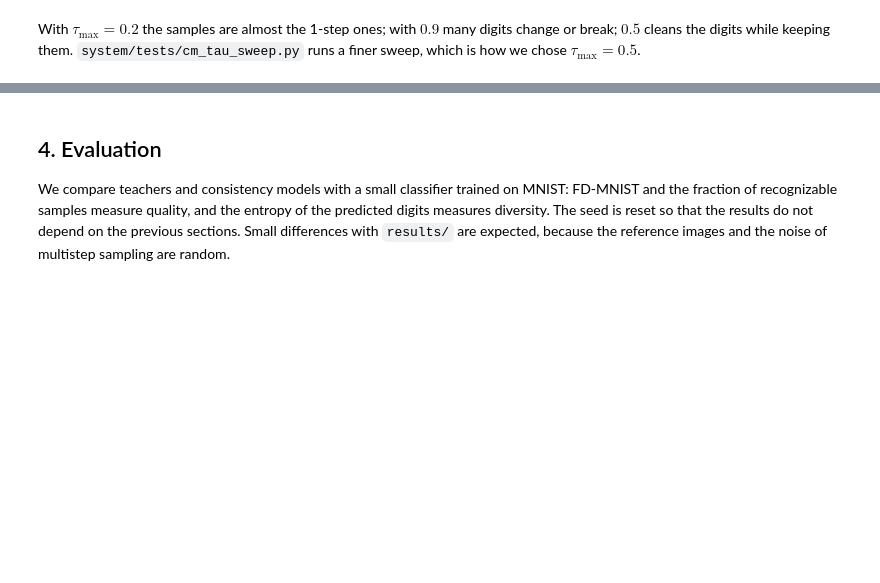
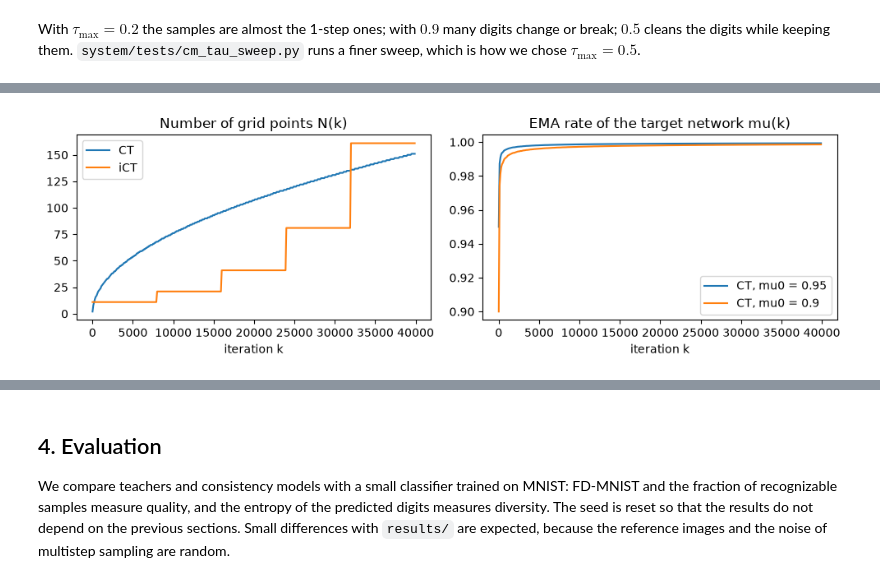
Before and after one commit to ibon44/Consistency_model_genai, a Jupyter notebook: notebook/tutorial.ipynb, the cells around one changed output, grey strips where cells are left out. Cells and saved outputs as stored; diff of their text form; code cells hidden in the pictures; blank space fills up the shorter version.

```diff
--- a/notebook/tutorial.ipynb
+++ b/notebook/tutorial.ipynb
@@ -476,0 +548,24 @@ chose $\tau_\text{max} = 0.5$.
+# %%
+from consistency.ct_loss import consistency_training_loss
+from consistency.ict_loss import ImprovedDiscretizationSchedule, improved_consistency_training_loss
+from consistency.schedules import DiscretizationSchedule, EMADecaySchedule
+
+K = 40_000
+k = np.arange(0, K, 100)
+ct_schedule = DiscretizationSchedule(K=K)
+ict_schedule = ImprovedDiscretizationSchedule(K=K, s0=10, s1=160)
+
+fig, axes = plt.subplots(1, 2, figsize=(10, 3.2))
+axes[0].plot(k, [ct_schedule(i) for i in k], label="CT")
+axes[0].plot(k, [ict_schedule(i) for i in k], label="iCT")
+axes[0].set_title("Number of grid points N(k)")
+for mu0 in [0.95, 0.9]:
+    axes[1].plot(k, [EMADecaySchedule(ct_schedule, mu0=mu0)(i) for i in k], label=f"CT, mu0 = {mu0}")
+axes[1].set_title("EMA rate of the target network mu(k)")
+for ax in axes:
+    ax.set_xlabel("iteration k")
+    ax.legend()
+plt.tight_layout()
+plt.show()
+# %% [output]
+[figure, added]
```
Also changed, not shown: parts of 24 cells of this notebook, 2 other files.
